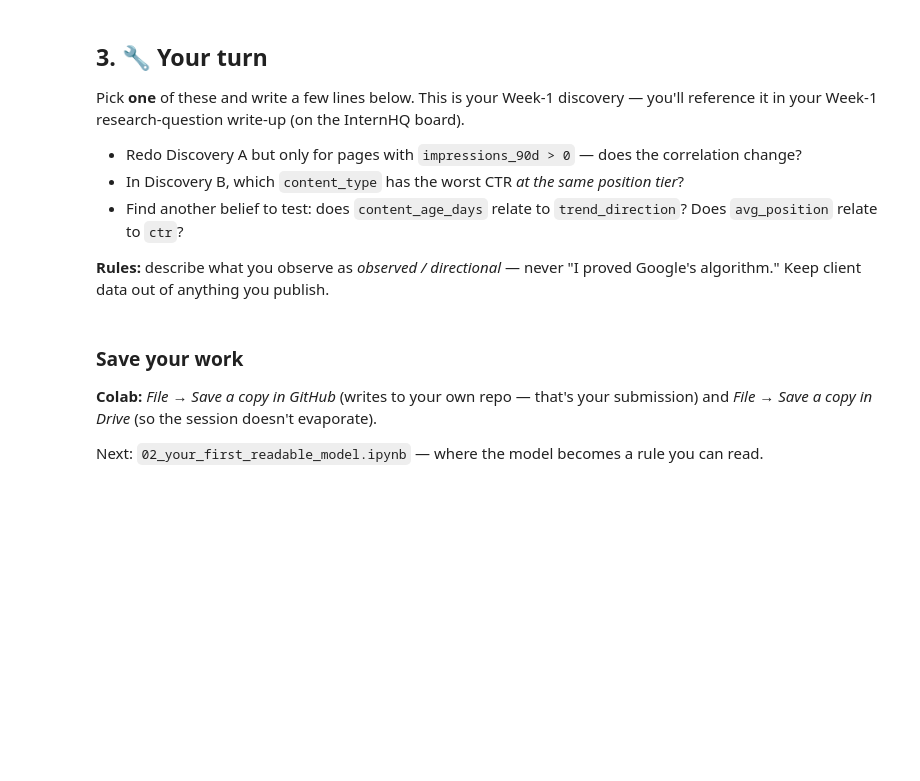
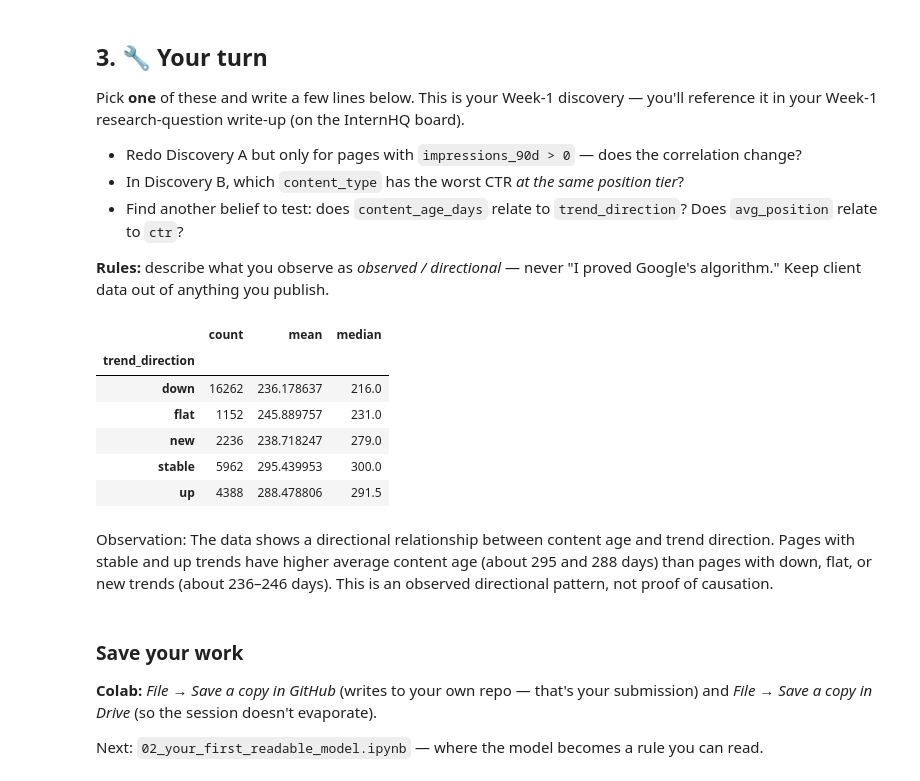
Before and after one commit to Eman123-123/flyrank-ml-internship, a Jupyter notebook: notebooks/01_first_look_and_discovery.ipynb, the cells around one changed output. Saved outputs shown, nothing was run; the diff lists cells and outputs as text; code cells hidden in the pictures; blank space fills up the shorter version.

```diff
--- a/notebooks/01_first_look_and_discovery.ipynb
+++ b/notebooks/01_first_look_and_discovery.ipynb
@@ -98,7 +152,18 @@ Pick **one** of these and write a few lines below. This is your Week-1 discovery
 
 **Rules:** describe what you observe as *observed / directional* — never "I proved Google's algorithm." Keep client data out of anything you publish.
 # %%
-# Your discovery here
+
+df.groupby("trend_direction")["content_age_days"].agg(["count", "mean", "median"])
+# %% [output]
+|  | count | mean | median |
+| trend_direction |  |  |  |
+| down | 16262 | 236.178637 | 216.0 |
+| flat | 1152 | 245.889757 | 231.0 |
+| new | 2236 | 238.718247 | 279.0 |
+| stable | 5962 | 295.439953 | 300.0 |
+| up | 4388 | 288.478806 | 291.5 |
+# %% [markdown]
+Observation: The data shows a directional relationship between content age and trend direction. Pages with stable and up trends have higher average content age (about 295 and 288 days) than pages with down, flat, or new trends (about 236–246 days). This is an observed directional pattern, not proof of causation.
 # %% [markdown]
 ### Save your work
 **Colab:** *File → Save a copy in GitHub* (writes to your own repo — that's your submission) and *File → Save a copy in Drive* (so the session doesn't evaporate).
```
Also changed, not shown: parts of 8 cells of this notebook.
